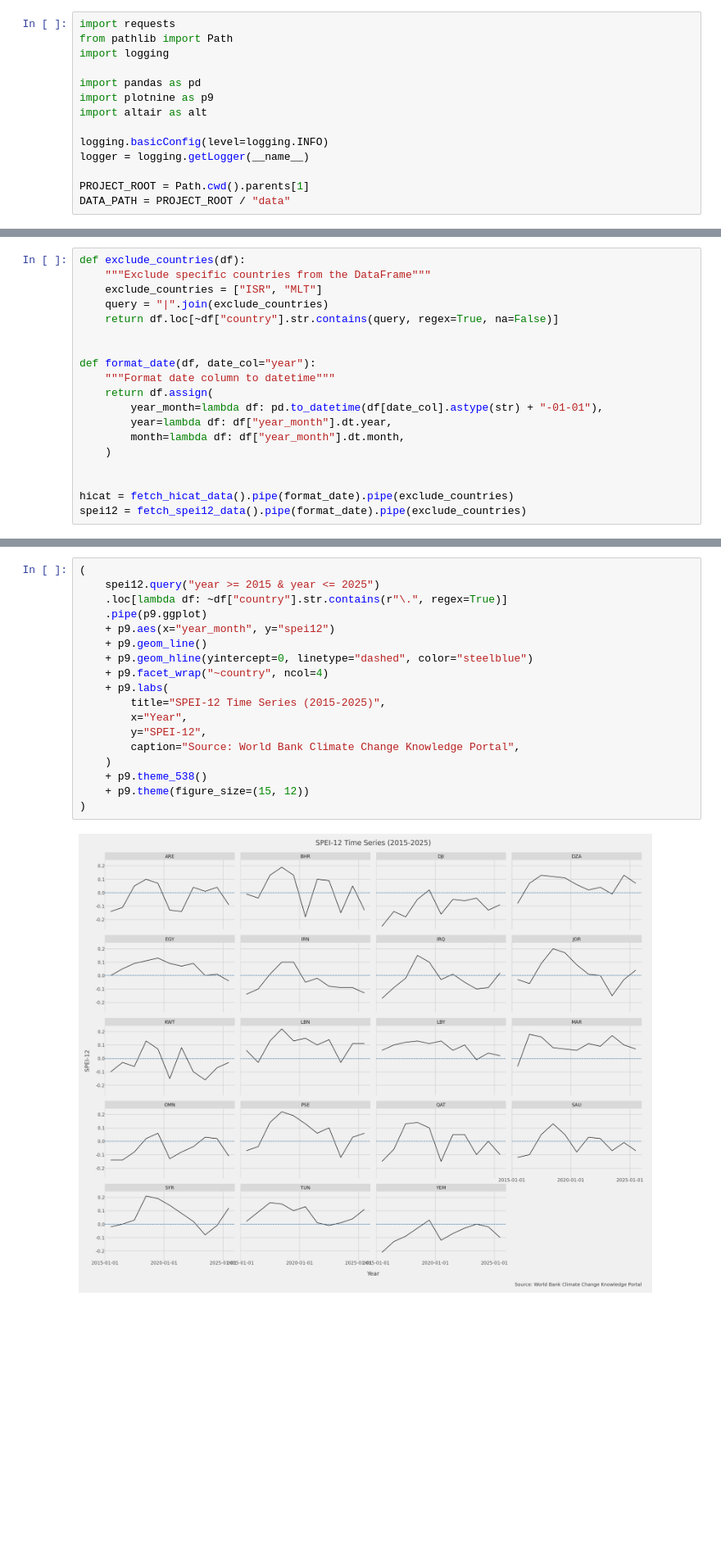
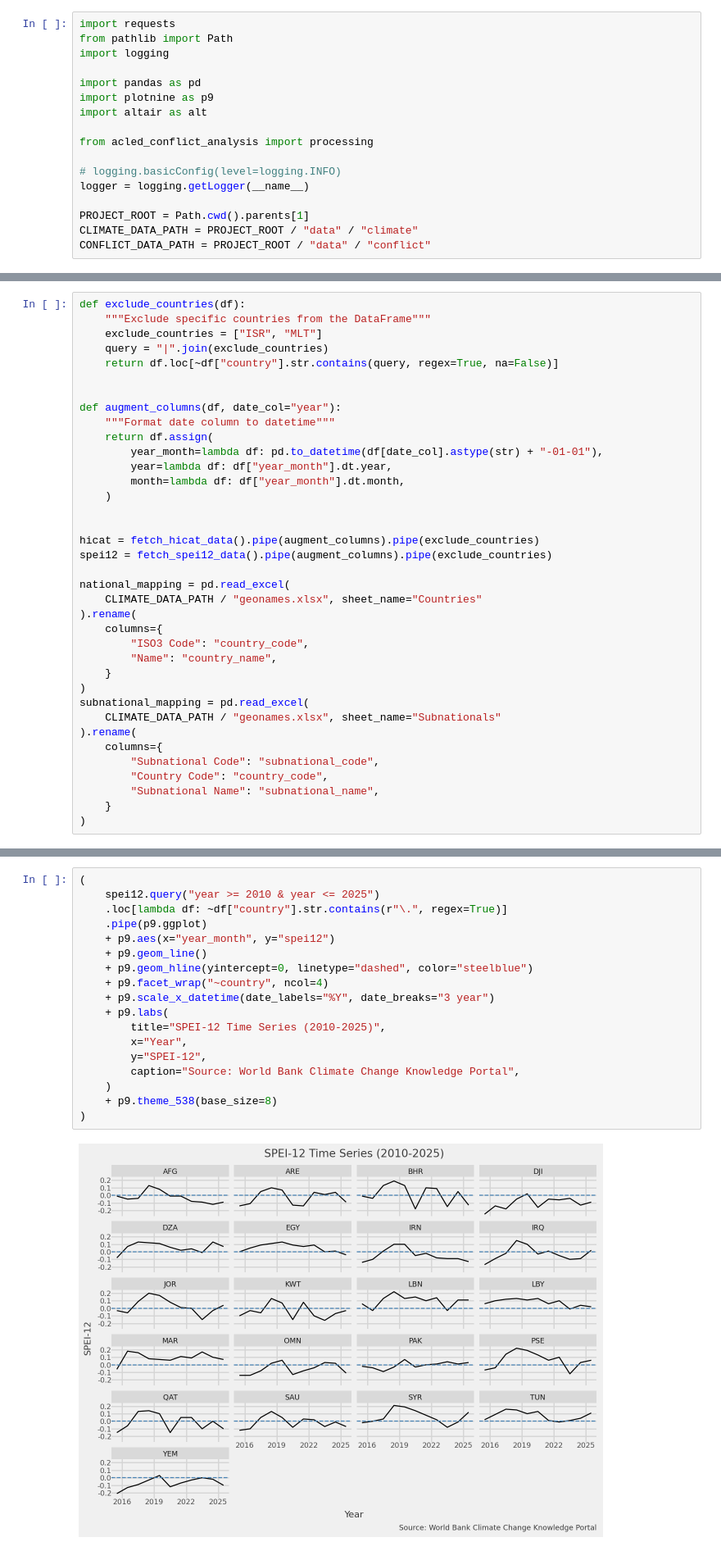
Before and after one commit to datapartnership/MENA-FCV-economic-monitor, a Jupyter notebook: notebooks/climate/climate.ipynb, the cells around one changed output, grey strips where cells are left out. Shown at 82% size. Drawn from its saved outputs; the diff is of its cells as text; blank space fills up the shorter version.

```diff
--- a/notebooks/climate/climate.ipynb
+++ b/notebooks/climate/climate.ipynb
@@ -9,11 +9,14 @@ import pandas as pd
 import plotnine as p9
 import altair as alt
 
-logging.basicConfig(level=logging.INFO)
+from acled_conflict_analysis import processing
+
+# logging.basicConfig(level=logging.INFO)
 logger = logging.getLogger(__name__)
 
 PROJECT_ROOT = Path.cwd().parents[1]
-DATA_PATH = PROJECT_ROOT / "data"
+CLIMATE_DATA_PATH = PROJECT_ROOT / "data" / "climate"
+CONFLICT_DATA_PATH = PROJECT_ROOT / "data" / "conflict"
 # %% [markdown]
 ## Data dictionary
 # %% [markdown]
@@ -276,7 +339,7 @@ def exclude_countries(df):
     return df.loc[~df["country"].str.contains(query, regex=True, na=False)]
 
 
-def format_date(df, date_col="year"):
+def augment_columns(df, date_col="year"):
     """Format date column to datetime"""
     return df.assign(
         year_month=lambda df: pd.to_datetime(df[date_col].astype(str) + "-01-01"),
@@ -285,5 +348,23 @@ def format_date(df, date_col="year"):
     )
 
 
-hicat = fetch_hicat_data().pipe(format_date).pipe(exclude_countries)
-spei12 = fetch_spei12_data().pipe(format_date).pipe(exclude_countries)
+hicat = fetch_hicat_data().pipe(augment_columns).pipe(exclude_countries)
+spei12 = fetch_spei12_data().pipe(augment_columns).pipe(exclude_countries)
+
+national_mapping = pd.read_excel(
+    CLIMATE_DATA_PATH / "geonames.xlsx", sheet_name="Countries"
+).rename(
+    columns={
+        "ISO3 Code": "country_code",
+        "Name": "country_name",
+    }
+)
+subnational_mapping = pd.read_excel(
+    CLIMATE_DATA_PATH / "geonames.xlsx", sheet_name="Subnationals"
+).rename(
+    columns={
+        "Subnational Code": "subnational_code",
+        "Country Code": "country_code",
+        "Subnational Name": "subnational_name",
+    }
+)
@@ -299,20 +401,20 @@ SPEI12 refers to the annual Standardized Precipitation Evapotranspiration Index,
 # %%
 (
-    spei12.query("year >= 2015 & year <= 2025")
+    spei12.query("year >= 2010 & year <= 2025")
     .loc[lambda df: ~df["country"].str.contains(r"\.", regex=True)]
     .pipe(p9.ggplot)
     + p9.aes(x="year_month", y="spei12")
     + p9.geom_line()
     + p9.geom_hline(yintercept=0, linetype="dashed", color="steelblue")
     + p9.facet_wrap("~country", ncol=4)
+    + p9.scale_x_datetime(date_labels="%Y", date_breaks="3 year")
     + p9.labs(
-        title="SPEI-12 Time Series (2015-2025)",
+        title="SPEI-12 Time Series (2010-2025)",
         x="Year",
         y="SPEI-12",
         caption="Source: World Bank Climate Change Knowledge Portal",
     )
-    + p9.theme_538()
-    + p9.theme(figure_size=(15, 12))
+    + p9.theme_538(base_size=8)
 )
 # %% [output]
-[figure, old version]
+[figure, new version]
```
Also changed, not shown: parts of 13 cells of this notebook.
